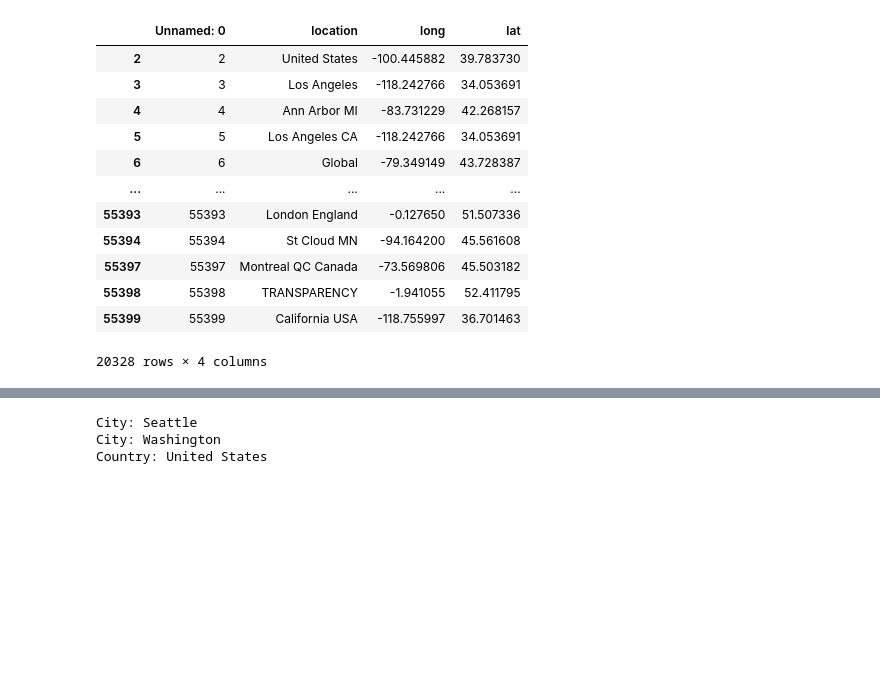
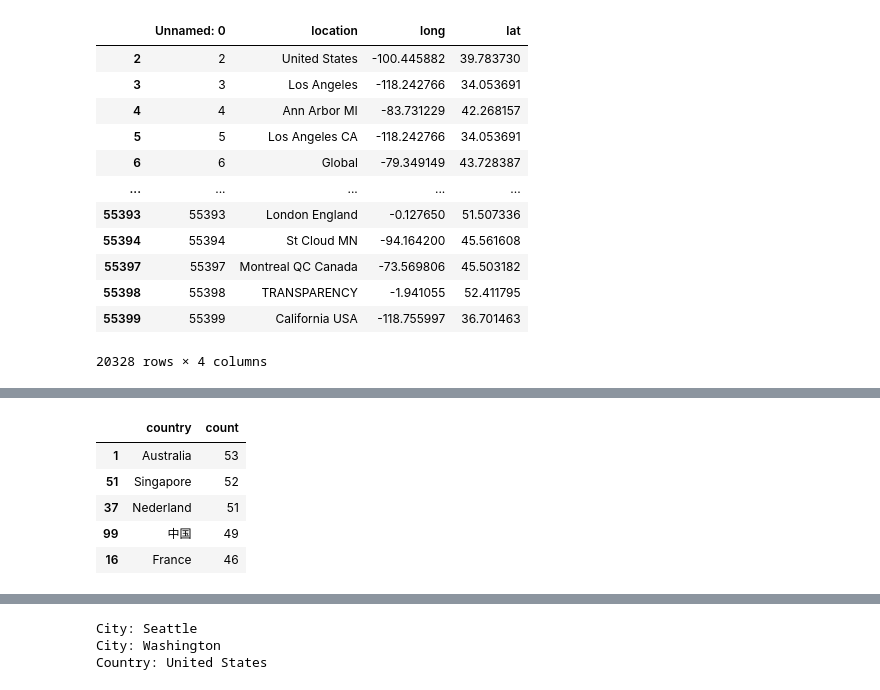
Before and after one commit to SreevaatsavB/Layoffs_analysis, a Jupyter notebook: Untitled.ipynb, the cells around one changed output, grey strips where cells are left out. Saved outputs shown, nothing was run; the diff lists cells and outputs as text; code cells hidden in the pictures; blank space fills up the shorter version.

```diff
--- a/Untitled.ipynb
+++ b/Untitled.ipynb
@@ -506,0 +528,9 @@ KeyboardInterrupt:
+# %%
+grouped.sort_values(by="count", ascending=False).iloc[5:10]
+# %% [output]
+|  | country | count |
+| 1 | Australia | 53 |
+| 51 | Singapore | 52 |
+| 37 | Nederland | 51 |
+| 99 | 中国 | 49 |
+| 16 | France | 46 |
```
Also changed, not shown: parts of 51 cells of this notebook, 29 other files.
